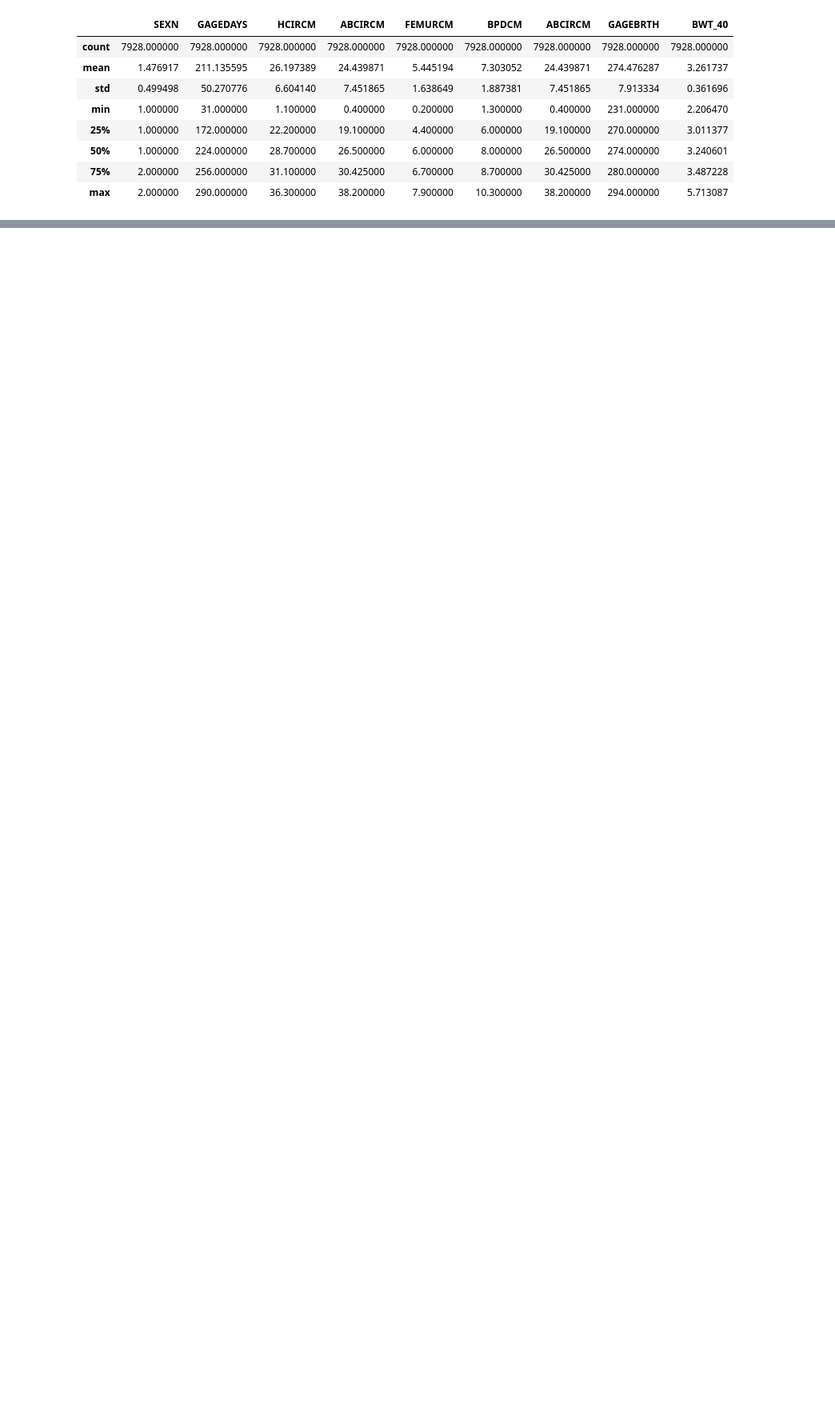
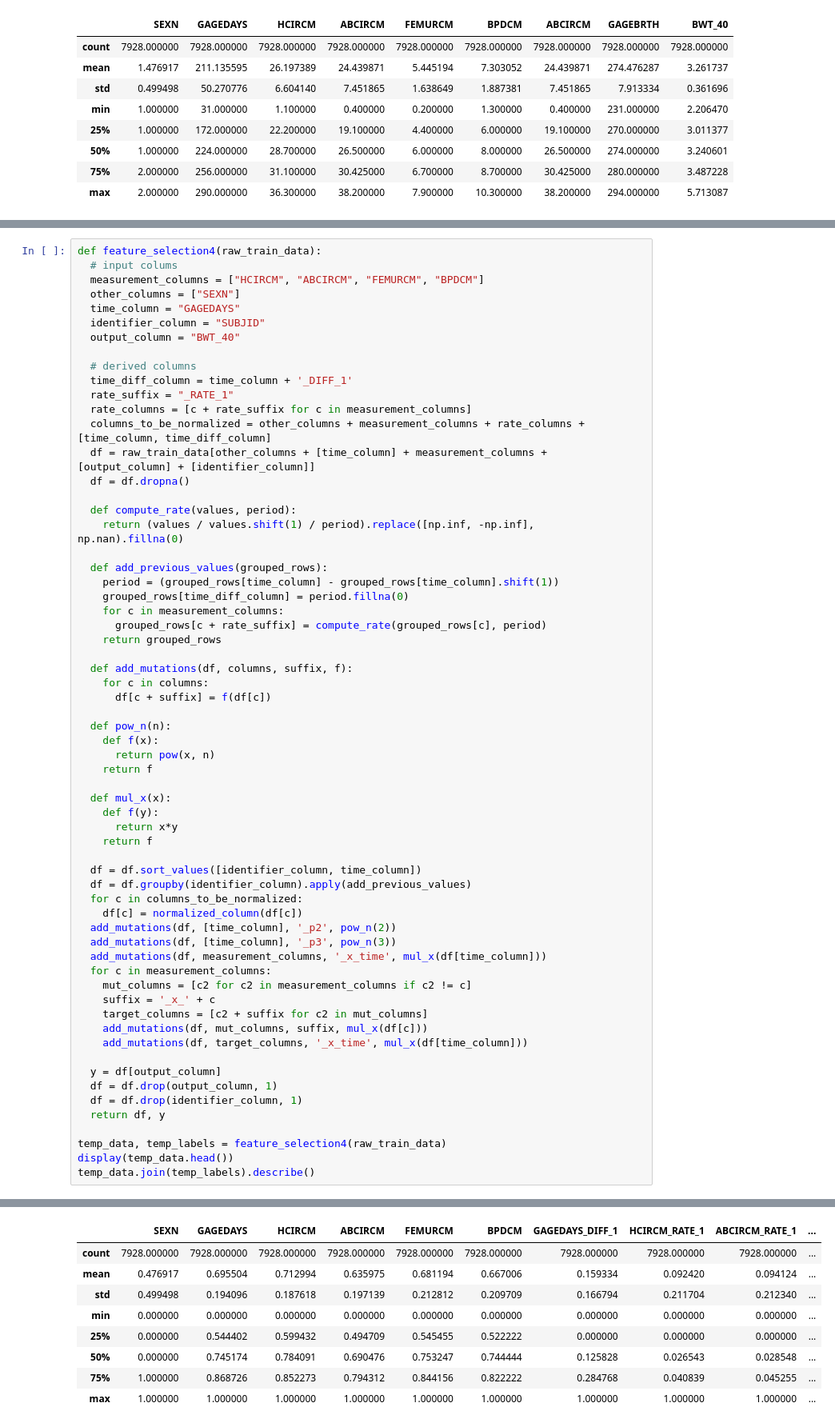
Before and after one commit to de-git/HBGDki-London, a Jupyter notebook: Ultrasound/train_ultrasound_python.ipynb, the cells around one changed output, grey strips where cells are left out. Shown: that part at 80% size. Drawn from its saved outputs; the diff is of its cells as text; blank space fills up the shorter version.

```diff
--- a/Ultrasound/train_ultrasound_python.ipynb
+++ b/Ultrasound/train_ultrasound_python.ipynb
@@ -105,3 +105,67 @@ temp_data.join(temp_labels).describe()
 | 50% | 0.000000 | 0.679612 | 0.757282 | 0.667622 | 0.750000 | 0.741573 | 0.667622 | 274.000000 | -0.711708 | 0.667622 | 0.741573 | ... |
 | 75% | 1.000000 | 0.834951 | 0.831715 | 0.779370 | 0.842105 | 0.820225 | 0.779370 | 280.000000 | -0.037122 | 0.779370 | 0.820225 | ... |
 | max | 1.000000 | 1.000000 | 1.000000 | 1.000000 | 1.000000 | 1.000000 | 1.000000 | 294.000000 | 3.626893 | 1.000000 | 1.000000 | ... |
+# %%
+def feature_selection4(raw_train_data):
+  # input colums
+  measurement_columns = ["HCIRCM", "ABCIRCM", "FEMURCM", "BPDCM"]
+  other_columns = ["SEXN"]
+  time_column = "GAGEDAYS"
+  identifier_column = "SUBJID"
+  output_column = "BWT_40"
+
+  # derived columns
+  time_diff_column = time_column + '_DIFF_1'
+  rate_suffix = "_RATE_1"
+  rate_columns = [c + rate_suffix for c in measurement_columns]
+  columns_to_be_normalized = other_columns + measurement_columns + rate_columns + [time_column, time_diff_column]
+  df = raw_train_data[other_columns + [time_column] + measurement_columns + [output_column] + [identifier_column]]
+  df = df.dropna()
+
+  def compute_rate(values, period):
+    return (values / values.shift(1) / period).replace([np.inf, -np.inf], np.nan).fillna(0)
+
+  def add_previous_values(grouped_rows):
+    period = (grouped_rows[time_column] - grouped_rows[time_column].shift(1))
+    grouped_rows[time_diff_column] = period.fillna(0)
+    for c in measurement_columns:
+      grouped_rows[c + rate_suffix] = compute_rate(grouped_rows[c], period)
+    return grouped_rows
+
+  def add_mutations(df, columns, suffix, f):
+    for c in columns:
+      df[c + suffix] = f(df[c])
+
+  def pow_n(n):
+    def f(x):
+      return pow(x, n)
+    return f
+
+  def mul_x(x):
+    def f(y):
+      return x*y
+    return f
+
+  df = df.sort_values([identifier_column, time_column])
+  df = df.groupby(identifier_column).apply(add_previous_values)
+  for c in columns_to_be_normalized:
+    df[c] = normalized_column(df[c])
+  add_mutations(df, [time_column], '_p2', pow_n(2))
+  add_mutations(df, [time_column], '_p3', pow_n(3))
+  add_mutations(df, measurement_columns, '_x_time', mul_x(df[time_column]))
+  for c in measurement_columns:
+    mut_columns = [c2 for c2 in measurement_columns if c2 != c]
+    suffix = '_x_' + c
+    target_columns = [c2 + suffix for c2 in mut_columns]
+    add_mutations(df, mut_columns, suffix, mul_x(df[c]))
+    add_mutations(df, target_columns, '_x_time', mul_x(df[time_column]))
+
+  y = df[output_column]
+  df = df.drop(output_column, 1)
+  df = df.drop(identifier_column, 1)
+  return df, y
+
+temp_data, temp_labels = feature_selection4(raw_train_data)
+display(temp_data.head())
+temp_data.join(temp_labels).describe()
+# %% [output]
@@ -107,0 +179,9 @@ temp_data.join(temp_labels).describe()
+|  | SEXN | GAGEDAYS | HCIRCM | ABCIRCM | FEMURCM | BPDCM | GAGEDAYS_DIFF_1 | HCIRCM_RATE_1 | ABCIRCM_RATE_1 | ... |
+| count | 7928.000000 | 7928.000000 | 7928.000000 | 7928.000000 | 7928.000000 | 7928.000000 | 7928.000000 | 7928.000000 | 7928.000000 | ... |
+| mean | 0.476917 | 0.695504 | 0.712994 | 0.635975 | 0.681194 | 0.667006 | 0.159334 | 0.092420 | 0.094124 | ... |
+| std | 0.499498 | 0.194096 | 0.187618 | 0.197139 | 0.212812 | 0.209709 | 0.166794 | 0.211704 | 0.212340 | ... |
+| min | 0.000000 | 0.000000 | 0.000000 | 0.000000 | 0.000000 | 0.000000 | 0.000000 | 0.000000 | 0.000000 | ... |
+| 25% | 0.000000 | 0.544402 | 0.599432 | 0.494709 | 0.545455 | 0.522222 | 0.000000 | 0.000000 | 0.000000 | ... |
+| 50% | 0.000000 | 0.745174 | 0.784091 | 0.690476 | 0.753247 | 0.744444 | 0.125828 | 0.026543 | 0.028548 | ... |
+| 75% | 1.000000 | 0.868726 | 0.852273 | 0.794312 | 0.844156 | 0.822222 | 0.284768 | 0.040839 | 0.045255 | ... |
+| max | 1.000000 | 1.000000 | 1.000000 | 1.000000 | 1.000000 | 1.000000 | 1.000000 | 1.000000 | 1.000000 | ... |
```
Also changed, not shown: parts of 7 cells of this notebook.
